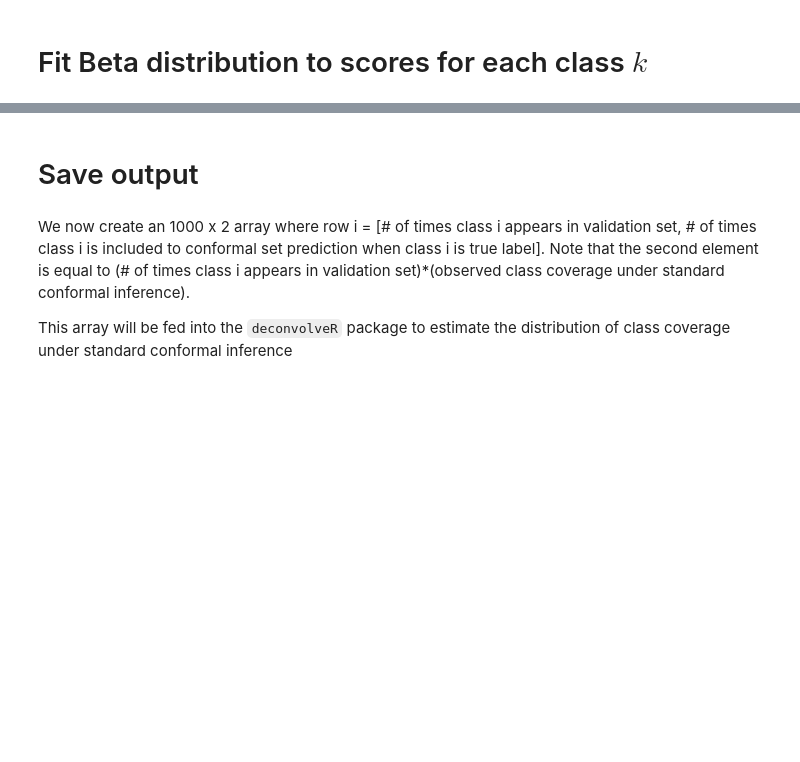
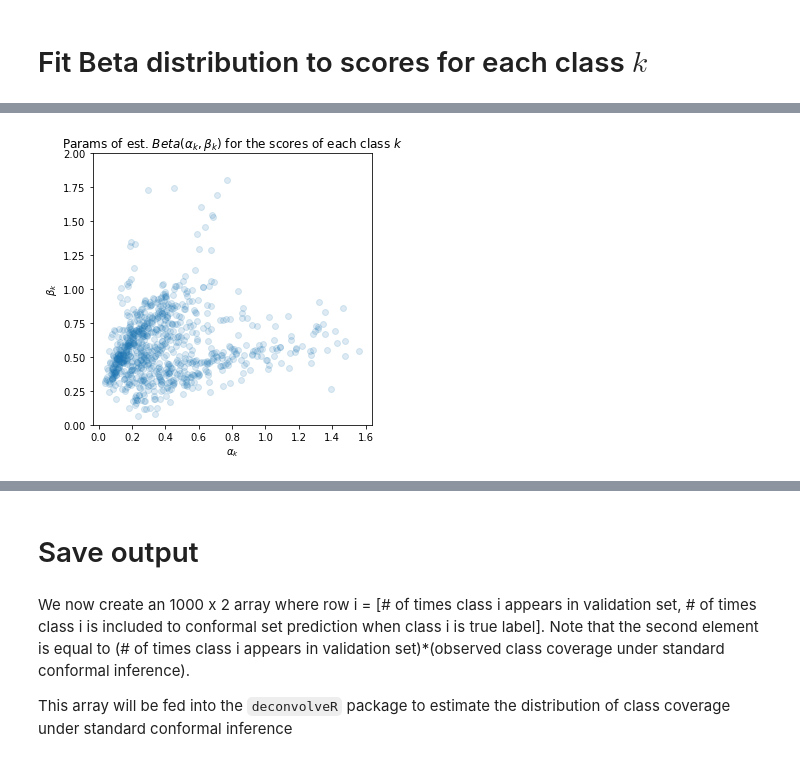
Before and after one commit to tiffanyding/empirical-bayes-conformal, a Jupyter notebook: imagenet_experiments.ipynb, the cells around one changed output, grey strips where cells are left out. Cells and saved outputs as stored; diff of their text form; code cells hidden in the pictures; blank space fills up the shorter version.

```diff
--- a/imagenet_experiments.ipynb
+++ b/imagenet_experiments.ipynb
@@ -243,0 +299,11 @@ plt.title('Params of est. Beta($\alpha_k$, $\bet_k$) for the scores of each clas
+# %%
+# Zoomed in
+plt.figure(figsize=(5,5))
+plt.scatter(beta_params[:,0], beta_params[:,1], alpha=0.15)
+plt.ylim(0, 2)
+plt.xlabel('$\\alpha_k$')
+plt.ylabel('$\\beta_k$')
+plt.title('Params of est. $Beta(\\alpha_k, \\beta_k)$ for the scores of each class $k$')
+plt.show()
+# %% [output]
+[figure, added]
```
Also changed, not shown: parts of 37 cells of this notebook, 3 other files.
